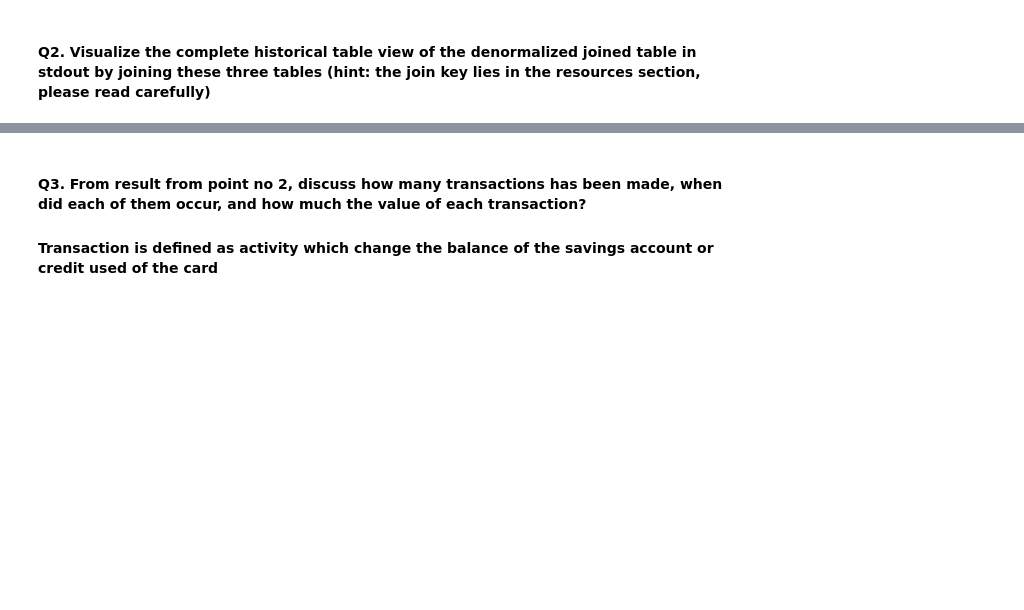
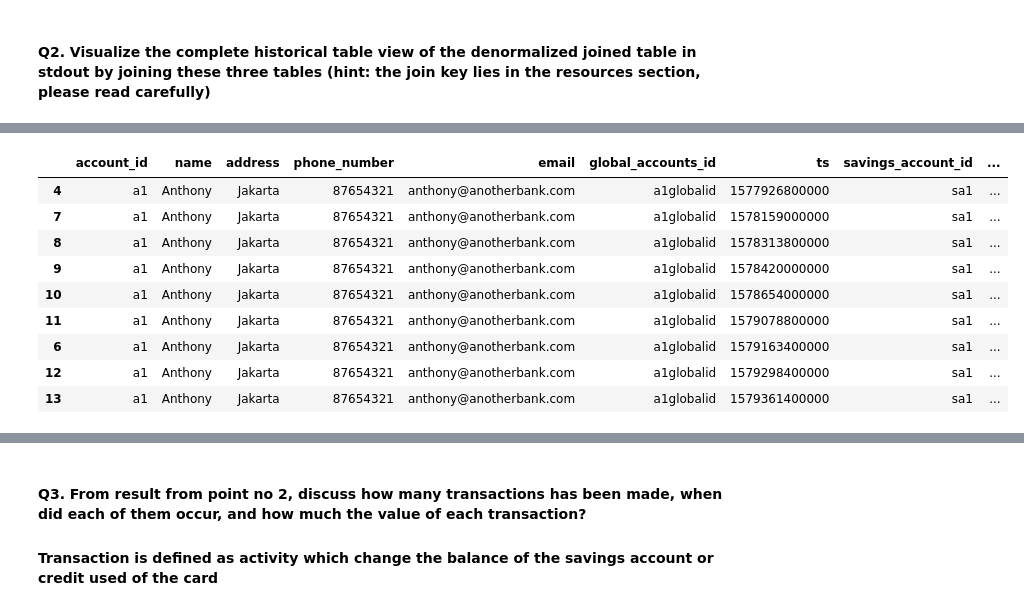
Before and after one commit to edlynfrianto/DWH-Docker, a Jupyter notebook: solution/solution.ipynb, the cells around one changed output, grey strips where cells are left out. Saved outputs shown, nothing was run; the diff lists cells and outputs as text; code cells hidden in the pictures; blank space fills up the shorter version.

```diff
--- a/solution/solution.ipynb
+++ b/solution/solution.ipynb
@@ -108,0 +109,14 @@ accounts_card_df
+# %%
+Another= accounts_card_df.groupby(['card_id']).fillna(method='ffill')
+Another
+# %% [output]
+|  | account_id | name | address | phone_number | email | global_accounts_id | ts | savings_account_id | ... |
+| 4 | a1 | Anthony | Jakarta | 87654321 | anthony@anotherbank.com | a1globalid | 1577926800000 | sa1 | ... |
+| 7 | a1 | Anthony | Jakarta | 87654321 | anthony@anotherbank.com | a1globalid | 1578159000000 | sa1 | ... |
+| 8 | a1 | Anthony | Jakarta | 87654321 | anthony@anotherbank.com | a1globalid | 1578313800000 | sa1 | ... |
+| 9 | a1 | Anthony | Jakarta | 87654321 | anthony@anotherbank.com | a1globalid | 1578420000000 | sa1 | ... |
+| 10 | a1 | Anthony | Jakarta | 87654321 | anthony@anotherbank.com | a1globalid | 1578654000000 | sa1 | ... |
+| 11 | a1 | Anthony | Jakarta | 87654321 | anthony@anotherbank.com | a1globalid | 1579078800000 | sa1 | ... |
+| 6 | a1 | Anthony | Jakarta | 87654321 | anthony@anotherbank.com | a1globalid | 1579163400000 | sa1 | ... |
+| 12 | a1 | Anthony | Jakarta | 87654321 | anthony@anotherbank.com | a1globalid | 1579298400000 | sa1 | ... |
+| 13 | a1 | Anthony | Jakarta | 87654321 | anthony@anotherbank.com | a1globalid | 1579361400000 | sa1 | ... |
```
Also changed, not shown: parts of 4 cells of this notebook, 1 other file.
